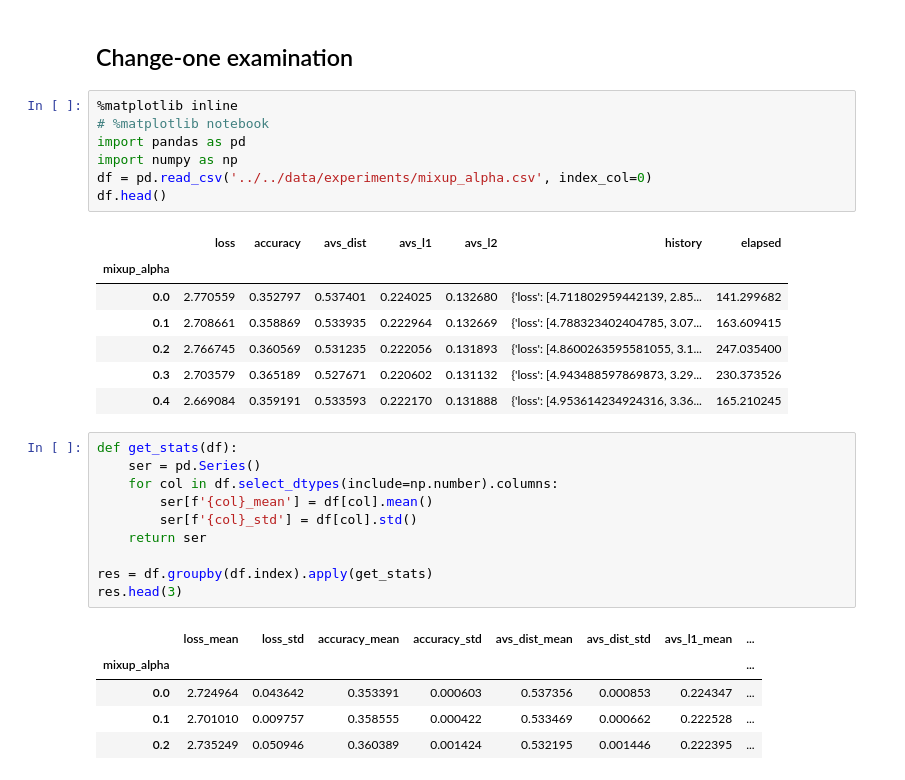
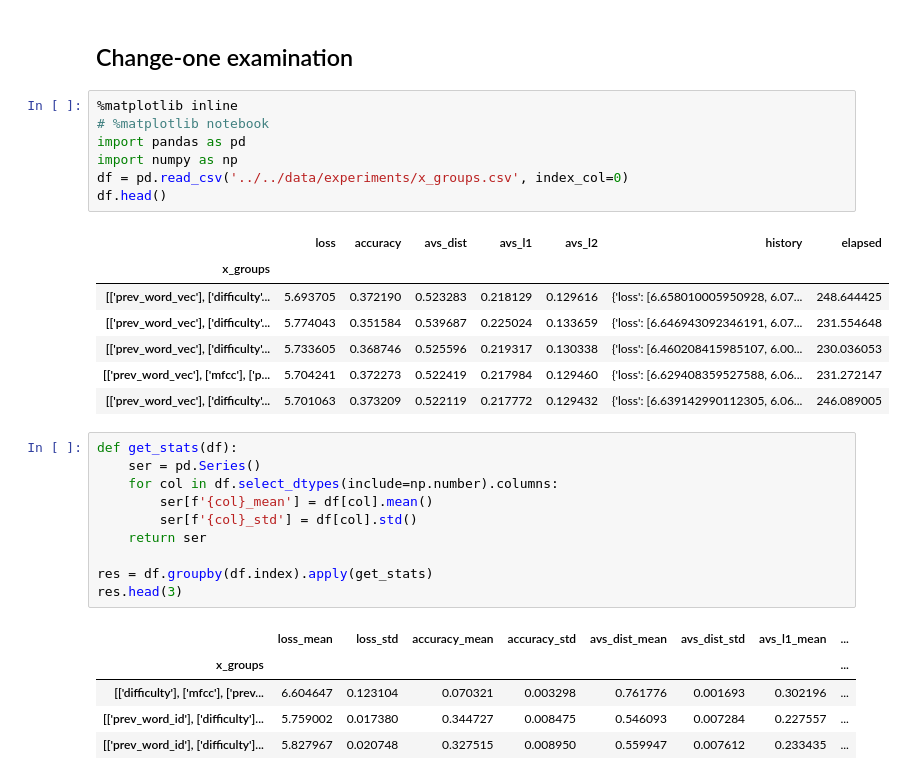
Before and after one commit to ronaldluc/DeepSaber, a Jupyter notebook: research/experiments/config_graphs.ipynb, the cells around one changed output. Saved outputs shown, nothing was run; the diff lists cells and outputs as text.

```diff
--- a/research/experiments/config_graphs.ipynb
+++ b/research/experiments/config_graphs.ipynb
@@ -3,18 +3,18 @@
 # %%
 %matplotlib inline
 # %matplotlib notebook
 import pandas as pd
 import numpy as np
-df = pd.read_csv('../../data/experiments/mixup_alpha.csv', index_col=0)
+df = pd.read_csv('../../data/experiments/x_groups.csv', index_col=0)
 df.head()
 # %% [output]
 |  | loss | accuracy | avs_dist | avs_l1 | avs_l2 | history | elapsed |
-| mixup_alpha |  |  |  |  |  |  |  |
-| 0.0 | 2.770559 | 0.352797 | 0.537401 | 0.224025 | 0.132680 | {'loss': [4.711802959442139, 2.85... | 141.299682 |
-| 0.1 | 2.708661 | 0.358869 | 0.533935 | 0.222964 | 0.132669 | {'loss': [4.788323402404785, 3.07... | 163.609415 |
-| 0.2 | 2.766745 | 0.360569 | 0.531235 | 0.222056 | 0.131893 | {'loss': [4.8600263595581055, 3.1... | 247.035400 |
-| 0.3 | 2.703579 | 0.365189 | 0.527671 | 0.220602 | 0.131132 | {'loss': [4.943488597869873, 3.29... | 230.373526 |
-| 0.4 | 2.669084 | 0.359191 | 0.533593 | 0.222170 | 0.131888 | {'loss': [4.953614234924316, 3.36... | 165.210245 |
+| x_groups |  |  |  |  |  |  |  |
+| [['prev_word_vec'], ['difficulty'... | 5.693705 | 0.372190 | 0.523283 | 0.218129 | 0.129616 | {'loss': [6.658010005950928, 6.07... | 248.644425 |
+| [['prev_word_vec'], ['difficulty'... | 5.774043 | 0.351584 | 0.539687 | 0.225024 | 0.133659 | {'loss': [6.646943092346191, 6.07... | 231.554648 |
+| [['prev_word_vec'], ['difficulty'... | 5.733605 | 0.368746 | 0.525596 | 0.219317 | 0.130338 | {'loss': [6.460208415985107, 6.00... | 230.036053 |
+| [['prev_word_vec'], ['mfcc'], ['p... | 5.704241 | 0.372273 | 0.522419 | 0.217984 | 0.129460 | {'loss': [6.629408359527588, 6.06... | 231.272147 |
+| [['prev_word_vec'], ['difficulty'... | 5.701063 | 0.373209 | 0.522119 | 0.217772 | 0.129432 | {'loss': [6.639142990112305, 6.06... | 246.089005 |
 # %%
 def get_stats(df):
     ser = pd.Series()
@@ -27,8 +27,8 @@ res = df.groupby(df.index).apply(get_stats)
 res.head(3)
 # %% [output]
 |  | loss_mean | loss_std | accuracy_mean | accuracy_std | avs_dist_mean | avs_dist_std | avs_l1_mean | ... |
-| mixup_alpha |  |  |  |  |  |  |  | ... |
-| 0.0 | 2.724964 | 0.043642 | 0.353391 | 0.000603 | 0.537356 | 0.000853 | 0.224347 | ... |
-| 0.1 | 2.701010 | 0.009757 | 0.358555 | 0.000422 | 0.533469 | 0.000662 | 0.222528 | ... |
-| 0.2 | 2.735249 | 0.050946 | 0.360389 | 0.001424 | 0.532195 | 0.001446 | 0.222395 | ... |
+| x_groups |  |  |  |  |  |  |  | ... |
+| [['difficulty'], ['mfcc'], ['prev... | 6.604647 | 0.123104 | 0.070321 | 0.003298 | 0.761776 | 0.001693 | 0.302196 | ... |
+| [['prev_word_id'], ['difficulty']... | 5.759002 | 0.017380 | 0.344727 | 0.008475 | 0.546093 | 0.007284 | 0.227557 | ... |
+| [['prev_word_id'], ['difficulty']... | 5.827967 | 0.020748 | 0.327515 | 0.008950 | 0.559947 | 0.007612 | 0.233435 | ... |
 # %%
```
Also changed, not shown: parts of 2 cells of this notebook, 7 other files.
